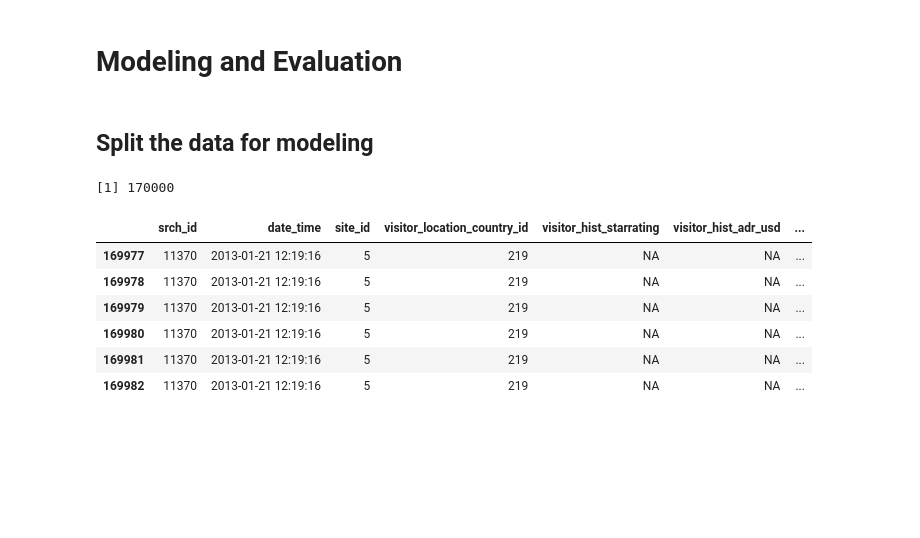
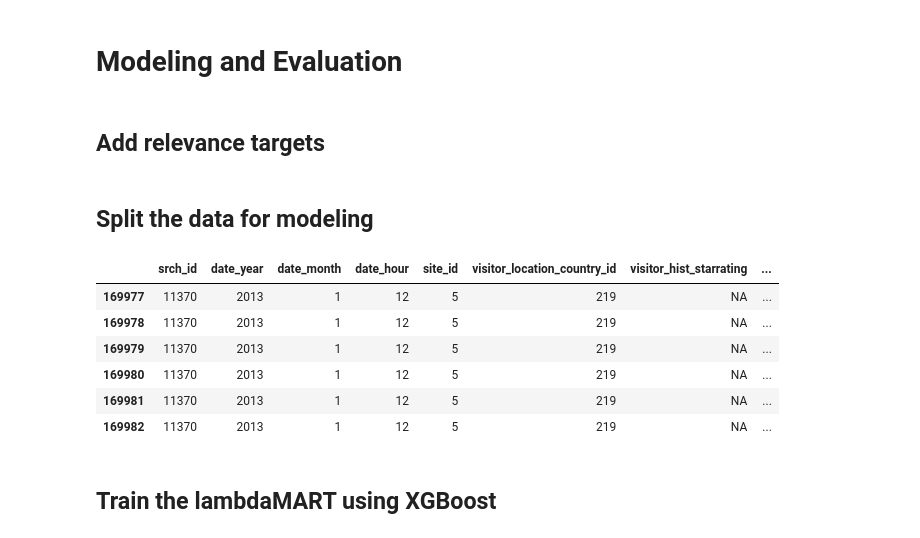
Before and after one commit to silesbu/dmt41, a Jupyter notebook: assignment2/R_analysis_assignment_2.ipynb, the cells around one changed output. Saved outputs shown, nothing was run; the diff lists cells and outputs as text; code cells hidden in the pictures; blank space fills up the shorter version.

```diff
--- a/assignment2/R_analysis_assignment_2.ipynb
+++ b/assignment2/R_analysis_assignment_2.ipynb
@@ -217,0 +251,13 @@ geom_bar(stat="identity",position=position_dodge()) + scale_y_continuous(labels=
+# %%
+distance.df <- na_booking_data(train,"orig_destination_distance")
+
+books <- distance.df[distance.df[,"target_attribute"] == "booking_bool",]
+clicks <- distance.df[distance.df[,"target_attribute"] == "click_bool",]
+
+ggplot(data=books, aes(x=var,y=ratio)) +
+geom_bar(stat="identity",position=position_dodge()) + scale_y_continuous(labels=percent) +
+theme(axis.text.x = element_text(angle = 0, hjust = 1), plot.title = element_text(hjust = 0.5))
+
+ggplot(data=clicks, aes(x=var,y=ratio)) +
+geom_bar(stat="identity",position=position_dodge()) + scale_y_continuous(labels=percent) +
+theme(axis.text.x = element_text(angle = 0, hjust = 1), plot.title = element_text(hjust = 0.5))
@@ -317,36 +402,52 @@ corrplot(cor(train[colnames(train)[c(1:29,l.idx-2,l.idx)]]),method="color",type=
 # %% [markdown]
 # Modeling and Evaluation
+# %% [markdown]
+## Add relevance targets
+# %%
+relevance <- numeric(nrow(train))
+
+booked <- train[,"booking_bool"] == 1
+clicked <- !booked & (train[,"click_bool"] == 1)
+
+relevance[booked] <- 5
+relevance[clicked] <- 1
+
+train[,"relevance"] <- relevance
 # %% [markdown]
 ## Split the data for modeling
 # %%
 # Determine approximate values for the test and validation sets
 ntest <- as.integer(0.15 * nrow(train))
 nvalid <- as.integer(0.15 * nrow(train))
 
 # Initial test set split index
 test.idx <- nrow(train) - ntest
 
 # First search id for the test set
 split.id <- train[test.idx,"srch_id"]
 
 # Determine first incidence of search_id
 for (i in test.idx:2){
     if (train[i-1,"srch_id"] != split.id){
         test.idx <- i
         break
     }
 }
 
 # Get test set from train
 train.test <- train[test.idx:nrow(train),]
 
+# Get train set from train
+train.train <- train[1:test.idx,]
+
 head(train.test)
 # %% [output]
-[1] 170000
-|  | srch_id | date_time | site_id | visitor_location_country_id | visitor_hist_starrating | visitor_hist_adr_usd | ... |
-| 169977 | 11370 | 2013-01-21 12:19:16 | 5 | 219 | NA | NA | ... |
-| 169978 | 11370 | 2013-01-21 12:19:16 | 5 | 219 | NA | NA | ... |
-| 169979 | 11370 | 2013-01-21 12:19:16 | 5 | 219 | NA | NA | ... |
-| 169980 | 11370 | 2013-01-21 12:19:16 | 5 | 219 | NA | NA | ... |
-| 169981 | 11370 | 2013-01-21 12:19:16 | 5 | 219 | NA | NA | ... |
-| 169982 | 11370 | 2013-01-21 12:19:16 | 5 | 219 | NA | NA | ... |
+|  | srch_id | date_year | date_month | date_hour | site_id | visitor_location_country_id | visitor_hist_starrating | ... |
+| 169977 | 11370 | 2013 | 1 | 12 | 5 | 219 | NA | ... |
+| 169978 | 11370 | 2013 | 1 | 12 | 5 | 219 | NA | ... |
+| 169979 | 11370 | 2013 | 1 | 12 | 5 | 219 | NA | ... |
+| 169980 | 11370 | 2013 | 1 | 12 | 5 | 219 | NA | ... |
+| 169981 | 11370 | 2013 | 1 | 12 | 5 | 219 | NA | ... |
+| 169982 | 11370 | 2013 | 1 | 12 | 5 | 219 | NA | ... |
+# %% [markdown]
+## Train the lambdaMART using XGBoost
```
Also changed, not shown: parts of 20 cells of this notebook.
